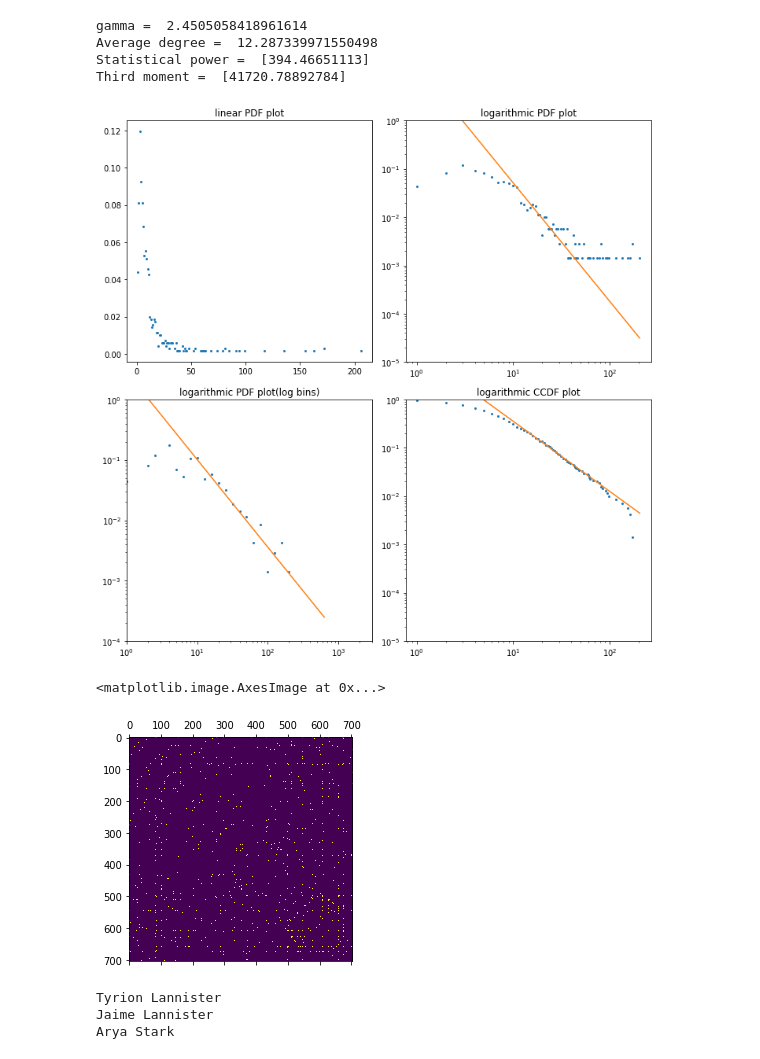
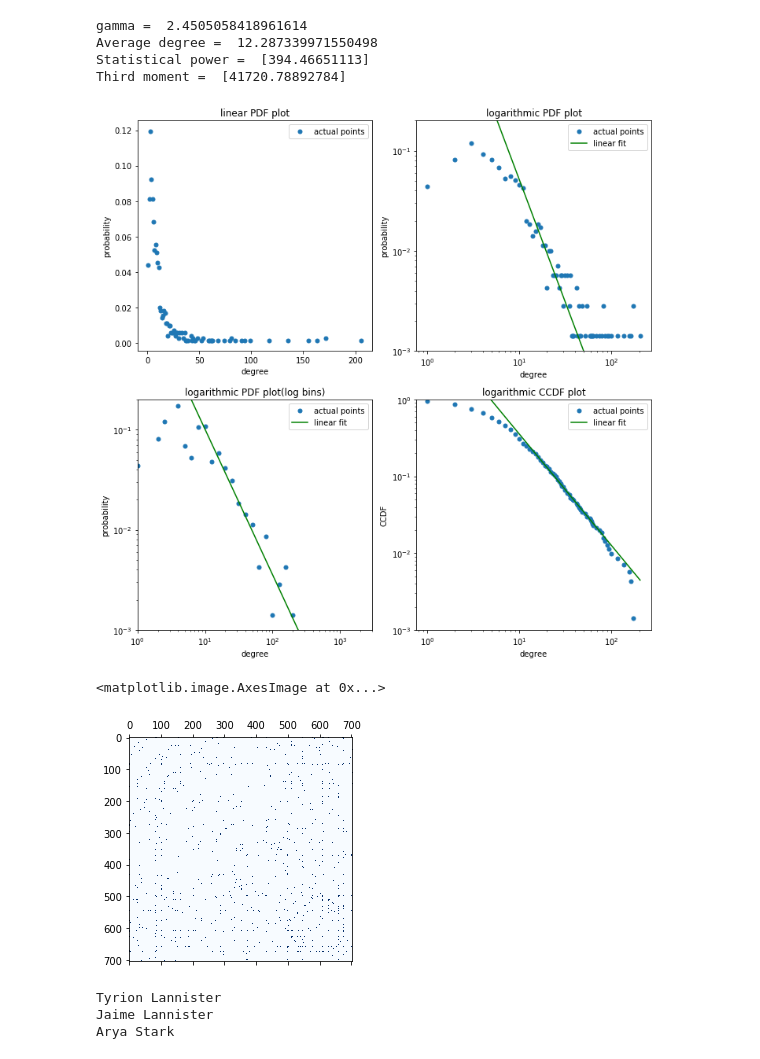
Before and after one commit to Dan8991/A-Storm-of-Nodes, a Jupyter notebook: got_network.ipynb, the cells around one changed output. Saved outputs shown, nothing was run; the diff lists cells and outputs as text; code cells hidden in the pictures.

```diff
--- a/got_network.ipynb
+++ b/got_network.ipynb
@@ -39,39 +39,49 @@ fig, axs = plt.subplots(2, 2, figsize = (10, 10))
 
 #plotting the pdf
 axs[0, 0].set_title("linear PDF plot")
-axs[0, 0].plot(uniques, pdf, marker='o', linestyle='None', ms = 2)
-
+axs[0, 0].plot(uniques, pdf, marker='o', linestyle='None', ms = 5)
+axs[0, 0].set(xlabel='degree', ylabel='probability')
+axs[0, 0].legend(["actual points"])
 
 #plotting the pdf and the linear fit
 axs[0, 1].set_title("logarithmic PDF plot")
 axs[0, 1].set_ylim(1e-5, 1)
-axs[0, 1].loglog(uniques, pdf, marker='o', linestyle='None', ms=2)
-axs[0, 1].loglog(np.arange(1, np.max(uniques)), C * (np.arange(1, np.max(uniques)) ** -gamma))
+axs[0, 1].loglog(uniques, pdf, marker='o', linestyle='None', ms = 5)
+axs[0, 1].loglog(np.arange(1, np.max(uniques)), C * (np.arange(1, np.max(uniques)) ** -gamma), c="green")
+axs[0, 1].set(xlabel='degree', ylabel='probability')
+axs[0, 1].set_ylim(0.001, 0.2)
+axs[0, 1].legend(["actual points", "linear fit"])
 
 #plotting the linear binning pdf
 axs[1, 0].set_title("logarithmic PDF plot(log bins)")
 axs[1, 0].set_xlim(1, 3*10e2)
 axs[1, 0].set_ylim(1e-4, 1)
 x, y = log_binning_pdf(0.1, degrees)
-axs[1, 0].loglog(x, y, marker='o', linestyle='None', ms = 2)
-axs[1, 0].loglog(x, C / (gamma - 1) * x ** (1 - gamma) * (1 - (x[1] / x[0]) ** (1 - gamma)))
+axs[1, 0].loglog(x, y, marker='o', linestyle='None', ms = 5)
+axs[1, 0].loglog(x, C / (gamma - 1) * x ** (1 - gamma) * (1 - (x[1] / x[0]) ** (1 - gamma)), c="green")
+axs[1, 0].set(xlabel='degree', ylabel='probability')
+axs[1, 0].set_ylim(0.001, 0.2)
+axs[1, 0].legend(["actual points", "linear fit"])
 
 
 #plotting the ccdf and the corresponding linear fit
 axs[1, 1].set_title("logarithmic CCDF plot")
 axs[1, 1].set_ylim((1e-5, 1))
-axs[1, 1].loglog(uniques, ccdf(pdf), marker='o', linestyle='None', ms = 2)
-axs[1, 1].loglog(np.arange(1, np.max(uniques)), C * np.arange(1, np.max(uniques))**(1-gamma)/(gamma-1))
+axs[1, 1].loglog(uniques, ccdf(pdf), marker='o', linestyle='None', ms = 5)
+axs[1, 1].loglog(np.arange(1, np.max(uniques)), C * np.arange(1, np.max(uniques))**(1-gamma)/(gamma-1), c="green")
+axs[1, 1].set(xlabel='degree', ylabel='CCDF')
+axs[1, 1].set_ylim(0.001, 1)
+axs[1, 1].legend(["actual points", "linear fit"])
 
 #used to prevent label overlapping
 fig.tight_layout()
 # %% [output]
-[figure, old version]
+[figure, new version]
 # %%
-plt.matshow(A.toarray())
+plt.matshow(A.toarray(), cmap="Blues")
 # %% [output]
 <matplotlib.image.AxesImage at 0x...>
-[figure, old version]
+[figure, new version]
 # %%
 characters_id = []
 with open("nodes.csv", "r") as fp:
```
Also changed, not shown: parts of 4 cells of this notebook, 1 other file.
